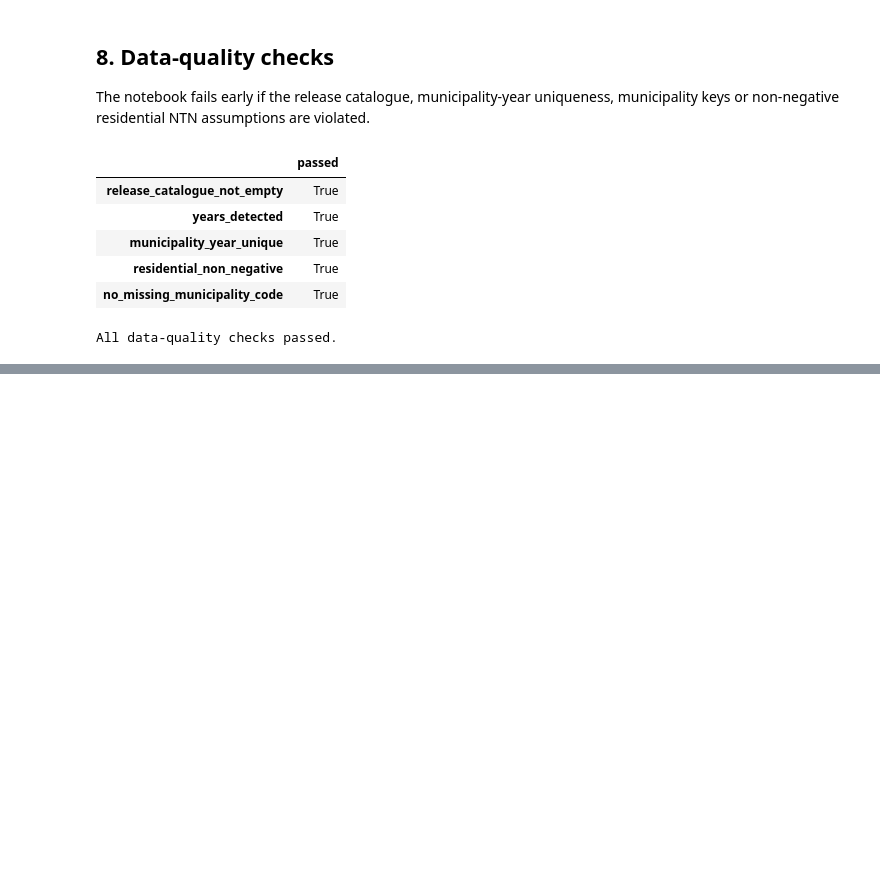
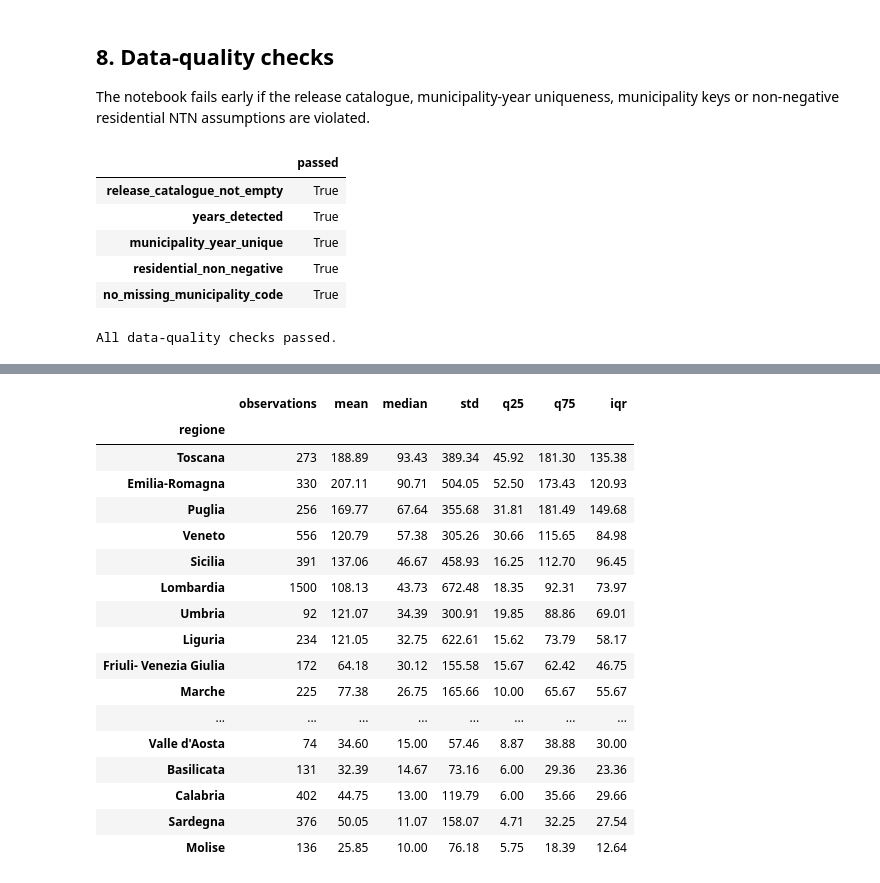
Before and after one commit to danielematix67-boop/italian-real-estate-analysis, a Jupyter notebook: notebooks/02_omi_transactions_exploration.ipynb, the cells around one changed output, grey strips where cells are left out. Drawn from its saved outputs; the diff is of its cells as text; code cells hidden in the pictures; blank space fills up the shorter version.

```diff
--- a/notebooks/02_omi_transactions_exploration.ipynb
+++ b/notebooks/02_omi_transactions_exploration.ipynb
@@ -1253,0 +1533,50 @@ All data-quality checks passed.
+# %%
+region_stats = (
+    latest_market
+    .groupby('regione', observed=True)['ntn_res']
+    .agg(
+        observations='count',
+        mean='mean',
+        median='median',
+        std='std',
+        q25=lambda x: x.quantile(0.25),
+        q75=lambda x: x.quantile(0.75)
+    )
+)
+
+region_stats['iqr'] = (
+    region_stats['q75']
+    - region_stats['q25']
+)
+
+display(
+    region_stats
+    .sort_values('median', ascending=False)
+    .style.format({
+        'mean': '{:,.2f}',
+        'median': '{:,.2f}',
+        'std': '{:,.2f}',
+        'q25': '{:,.2f}',
+        'q75': '{:,.2f}',
+        'iqr': '{:,.2f}'
+    })
+)
+# %% [output]
+|  | observations | mean | median | std | q25 | q75 | iqr |
+| regione |  |  |  |  |  |  |  |
+| Toscana | 273 | 188.89 | 93.43 | 389.34 | 45.92 | 181.30 | 135.38 |
+| Emilia-Romagna | 330 | 207.11 | 90.71 | 504.05 | 52.50 | 173.43 | 120.93 |
+| Puglia | 256 | 169.77 | 67.64 | 355.68 | 31.81 | 181.49 | 149.68 |
+| Veneto | 556 | 120.79 | 57.38 | 305.26 | 30.66 | 115.65 | 84.98 |
+| Sicilia | 391 | 137.06 | 46.67 | 458.93 | 16.25 | 112.70 | 96.45 |
+| Lombardia | 1500 | 108.13 | 43.73 | 672.48 | 18.35 | 92.31 | 73.97 |
+| Umbria | 92 | 121.07 | 34.39 | 300.91 | 19.85 | 88.86 | 69.01 |
+| Liguria | 234 | 121.05 | 32.75 | 622.61 | 15.62 | 73.79 | 58.17 |
+| Friuli- Venezia Giulia | 172 | 64.18 | 30.12 | 155.58 | 15.67 | 62.42 | 46.75 |
+| Marche | 225 | 77.38 | 26.75 | 165.66 | 10.00 | 65.67 | 55.67 |
+| ... | ... | ... | ... | ... | ... | ... | ... |
+| Valle d'Aosta | 74 | 34.60 | 15.00 | 57.46 | 8.87 | 38.88 | 30.00 |
+| Basilicata | 131 | 32.39 | 14.67 | 73.16 | 6.00 | 29.36 | 23.36 |
+| Calabria | 402 | 44.75 | 13.00 | 119.79 | 6.00 | 35.66 | 29.66 |
+| Sardegna | 376 | 50.05 | 11.07 | 158.07 | 4.71 | 32.25 | 27.54 |
+| Molise | 136 | 25.85 | 10.00 | 76.18 | 5.75 | 18.39 | 12.64 |
```
Also changed, not shown: parts of 24 cells of this notebook, 1 other file.
